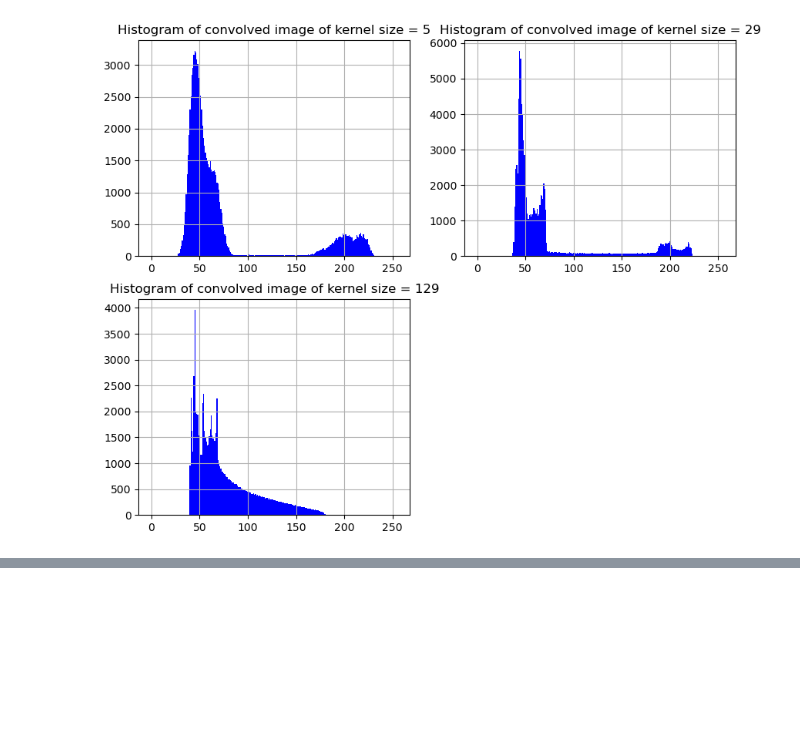
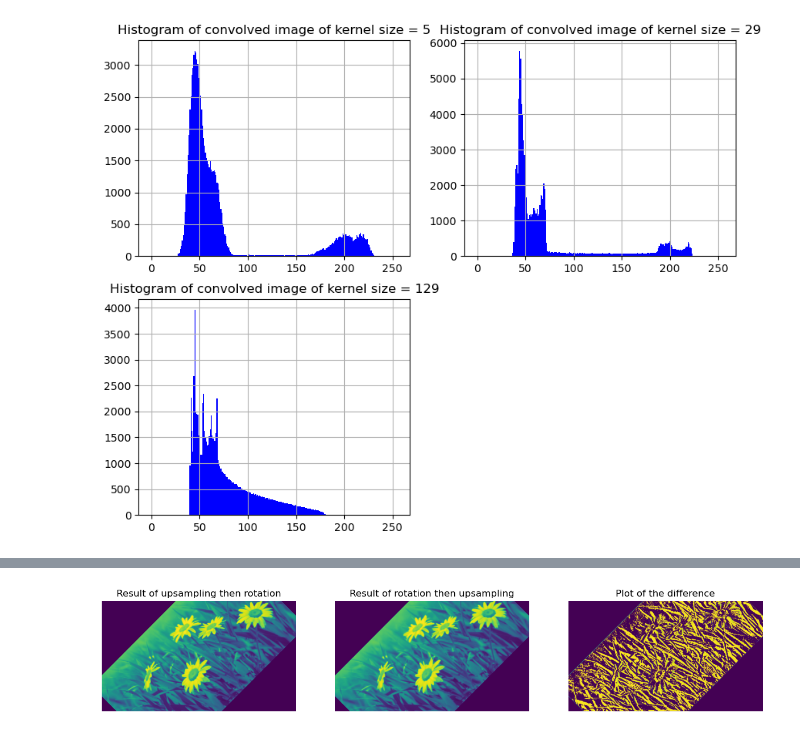
Before and after one commit to Pritam1102/DIP2025, a Jupyter notebook: assignment2.ipynb, the cells around one changed output, grey strips where cells are left out. Cells and saved outputs as stored; diff of their text form; code cells hidden in the pictures; blank space fills up the shorter version.

```diff
--- a/assignment2.ipynb
+++ b/assignment2.ipynb
@@ -183,0 +282,17 @@ plt.show()
+# %%
+plt.figure(figsize=(15,10))
+plt.subplot(1,3,1)
+plt.imshow(rotated_a)
+plt.title("Result of upsampling then rotation")
+plt.axis('off')
+plt.subplot(1,3,2)
+plt.imshow(upsampled_b)
+plt.title("Result of rotation then upsampling")
+plt.axis('off')
+plt.subplot(1,3,3)
+plt.imshow(diff)
+plt.axis('off')
+plt.title("Plot of the difference")
+plt.show()
+# %% [output]
+[figure, added]
```
Also changed, not shown: parts of 12 cells of this notebook.
